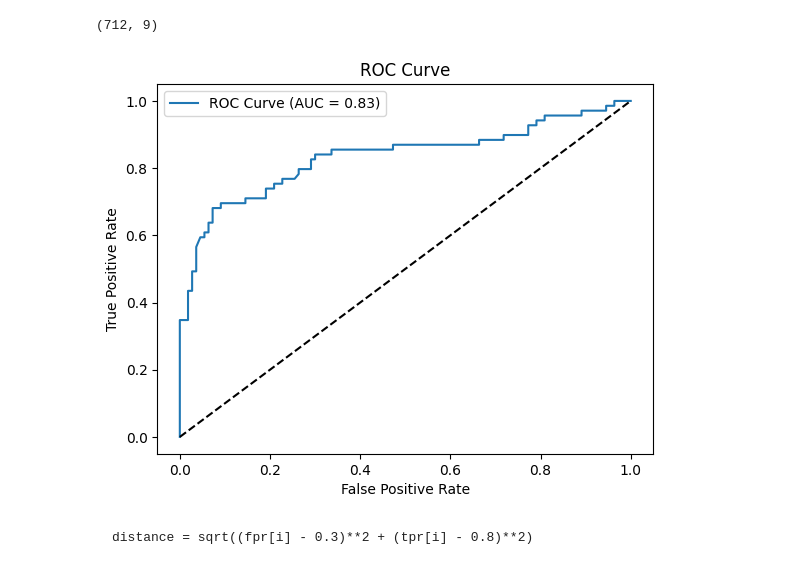
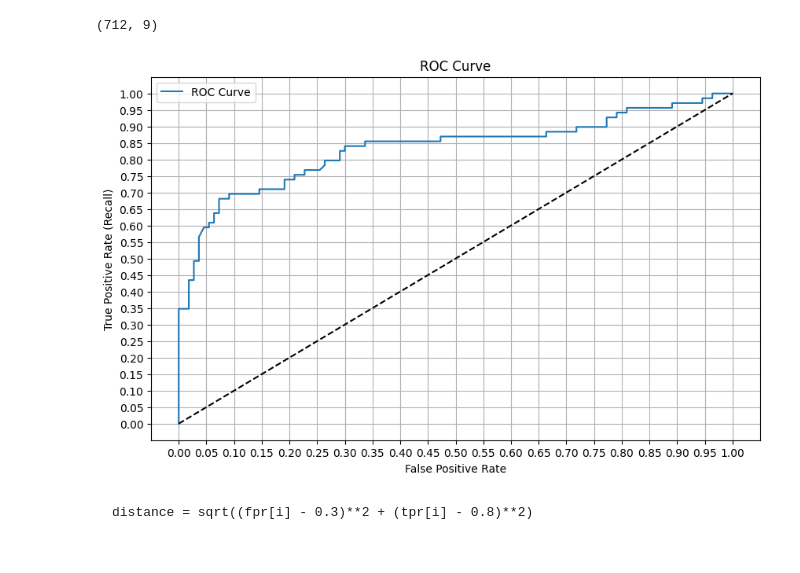
Before and after one commit to gurudattamanpreet/Practice, a Jupyter notebook: Titanic3.ipynb, the cells around one changed output. Drawn from its saved outputs; the diff is of its cells as text; code cells hidden in the pictures.

```diff
--- a/Titanic3.ipynb
+++ b/Titanic3.ipynb
@@ -386,17 +437,21 @@ X_train.shape
 # %%
 y_probs = lg.predict_proba(X_test)[:, 1]
 fpr, tpr, thresholds = roc_curve(y_test, y_probs)
 auc = roc_auc_score(y_test, y_probs)
 
-plt.plot(fpr, tpr, label=f"ROC Curve (AUC = {auc:.2f})")
-plt.plot([0, 1], [0, 1], 'k--')  # diagonal line
-plt.xlabel("False Positive Rate")
-plt.ylabel("True Positive Rate")
-plt.title("ROC Curve")
+plt.figure(figsize=(10, 6))
+plt.plot(fpr, tpr, label='ROC Curve')
+plt.plot([0, 1], [0, 1], 'k--')
+plt.xlabel('False Positive Rate')
+plt.ylabel('True Positive Rate (Recall)')
+plt.title('ROC Curve')
+plt.grid(True)
+plt.xticks(np.arange(0, 1.05, 0.05))  # 0 se shuru krna h, 1 tak jaana h, step count 0.05
+plt.yticks(np.arange(0, 1.05, 0.05))
 plt.legend()
 plt.show()
 # %% [output]
-[figure, old version]
+[figure, new version]
 # %% [markdown]
     distance = sqrt((fpr[i] - 0.3)**2 + (tpr[i] - 0.8)**2)
 # %% [markdown]
```
Also changed, not shown: parts of 13 cells of this notebook.
